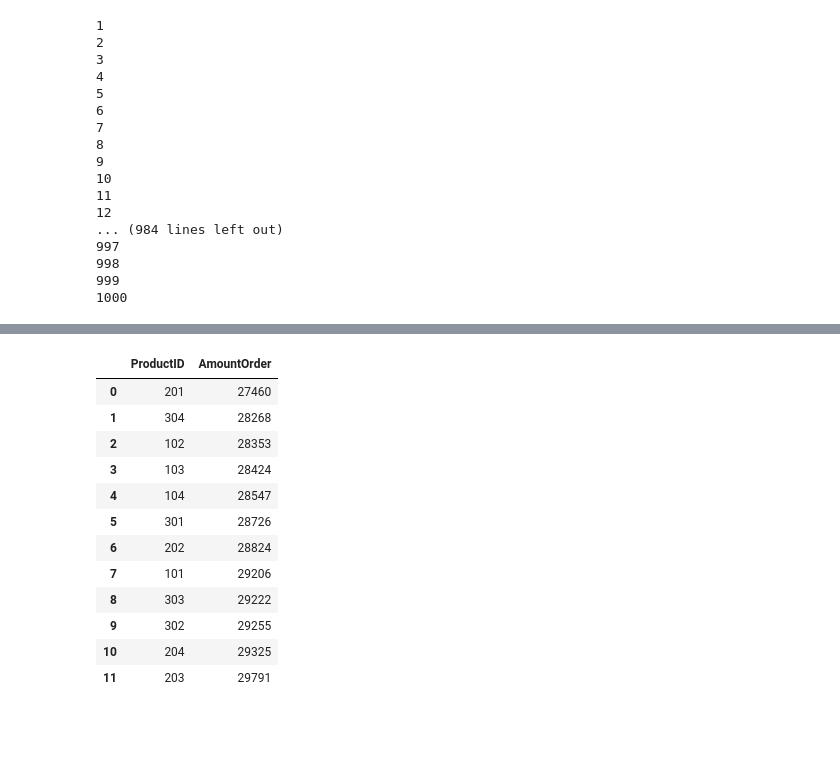
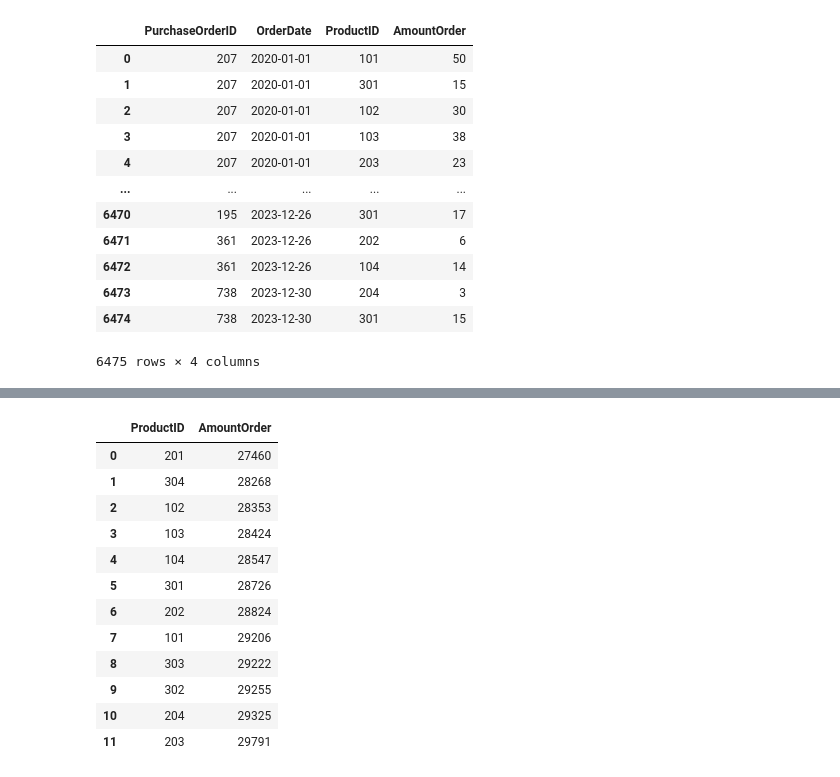
Before and after one commit to PPkukongJames/CS754, a Jupyter notebook: Moc/MocData.ipynb, the cells around one changed output, grey strips where cells are left out. Drawn from its saved outputs; the diff is of its cells as text; code cells hidden in the pictures; blank space fills up the shorter version.

```diff
--- a/Moc/MocData.ipynb
+++ b/Moc/MocData.ipynb
@@ -21,46 +50,50 @@ ProductID = list(DicProduct.keys())
 # %%
-ListPurchaseOrderID = []
-ProductIdOfProductOrder = []
-AmountOrder = []
+# ListPurchaseOrderID = []
+# ListDate = []
+# ProductIdOfProductOrder = []
+# AmountOrder = []
 
-for PurchaseOrderID in range(1,1001) :
-    ProductTypeNum = randint(1, 12)
-    TempPurchaseOrderID = []
-    TempProductIdOfProductOrder = []
-    TempAmountOrder = []
-
-    while len(TempProductIdOfProductOrder) < ProductTypeNum :
-        TempProduct = ProductID[randint(1, 12)-1]
-        if TempProduct not in TempProductIdOfProductOrder :
-            TempPurchaseOrderID.append(PurchaseOrderID)
-            TempProductIdOfProductOrder.append(TempProduct)
-            TempAmountOrder.append(randint(1, 100))
-    ListPurchaseOrderID = ListPurchaseOrderID+TempPurchaseOrderID.copy()
-    ProductIdOfProductOrder = ProductIdOfProductOrder + TempProductIdOfProductOrder.copy()
-    AmountOrder = AmountOrder + TempAmountOrder.copy()
+# for PurchaseOrderID in range(1,1001) :
+#     ProductTypeNum = randint(1, 12)
+#     TempPurchaseOrderID = []
+#     TempDate = []
+#     TempProductIdOfProductOrder = []
+#     TempAmountOrder = []
+#     date = random_date("01/01/2020", "12/31/2023", random.random())
+#     while len(TempProductIdOfProductOrder) < ProductTypeNum :
+#         TempProduct = ProductID[randint(1, 12)-1]
+#         if TempProduct not in TempProductIdOfProductOrder :
+#             TempPurchaseOrderID.append(PurchaseOrderID)
+#             TempDate.append(date)
+#             TempProductIdOfProductOrder.append(TempProduct)
+#             TempAmountOrder.append(randint(1, 50))
+#     ListPurchaseOrderID = ListPurchaseOrderID+TempPurchaseOrderID.copy()
+#     ListDate = ListDate+TempDate.copy()
+#     ProductIdOfProductOrder = ProductIdOfProductOrder + TempProductIdOfProductOrder.copy()
+#     AmountOrder = AmountOrder + TempAmountOrder.copy()
-# %% [output]
-1
-2
-3
-4
-5
-6
-7
-8
-9
-10
-11
-12
-... (984 lines left out)
-997
-998
-999
-1000
 # %%
 dic = {
     'PurchaseOrderID':ListPurchaseOrderID,
+    'OrderDate': ListDate,
     'ProductID':ProductIdOfProductOrder,
     'AmountOrder':AmountOrder
 }
 
 MocData = pd.DataFrame(dic)
+MocData['OrderDate'] = pd.to_datetime(MocData['OrderDate'])
+MocData = MocData.sort_values(['OrderDate']).reset_index(drop=True)
+MocData
+# %% [output]
+|  | PurchaseOrderID | OrderDate | ProductID | AmountOrder |
+| 0 | 207 | 2020-01-01 | 101 | 50 |
+| 1 | 207 | 2020-01-01 | 301 | 15 |
+| 2 | 207 | 2020-01-01 | 102 | 30 |
+| 3 | 207 | 2020-01-01 | 103 | 38 |
+| 4 | 207 | 2020-01-01 | 203 | 23 |
+| ... | ... | ... | ... | ... |
+| 6470 | 195 | 2023-12-26 | 301 | 17 |
+| 6471 | 361 | 2023-12-26 | 202 | 6 |
+| 6472 | 361 | 2023-12-26 | 104 | 14 |
+| 6473 | 738 | 2023-12-30 | 204 | 3 |
+| 6474 | 738 | 2023-12-30 | 301 | 15 |
+6475 rows × 4 columns
```
Also changed, not shown: parts of 8 cells of this notebook, 10 other files.
